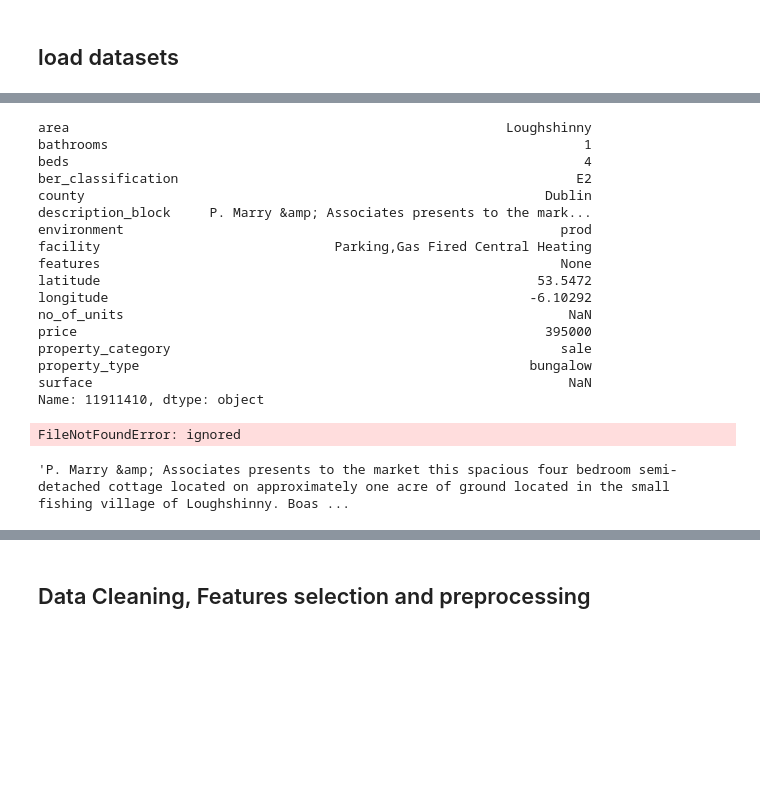
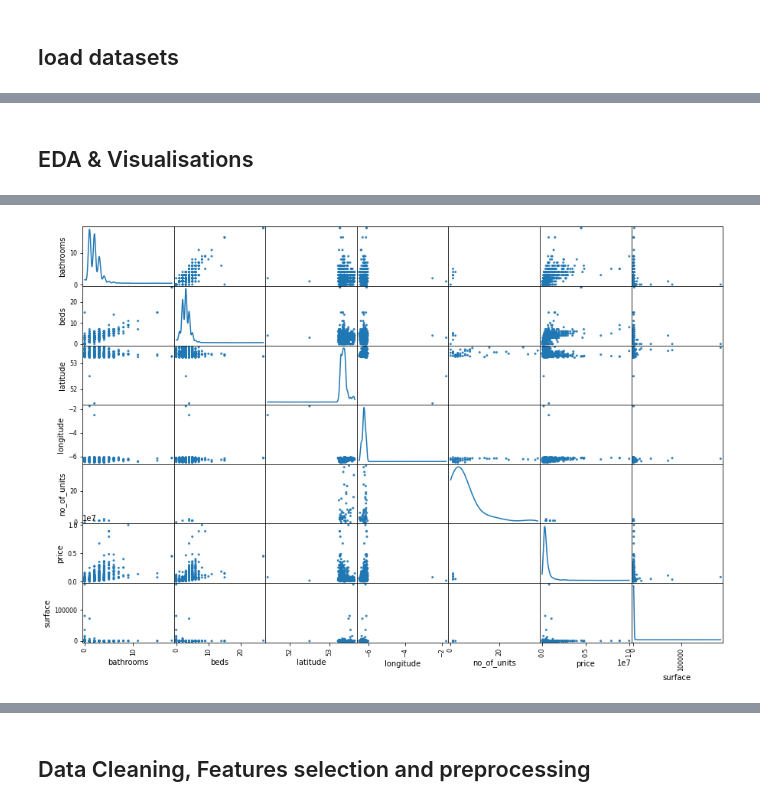
Before and after one commit to erinkhoo/House_pricing_dataset, a Jupyter notebook: MLcompetition_Erin_Khoo_19225733.ipynb, the cells around one changed output, grey strips where cells are left out. Drawn from its saved outputs; the diff is of its cells as text; code cells hidden in the pictures; blank space fills up the shorter version.

```diff
--- a/MLcompetition_Erin_Khoo_19225733.ipynb
+++ b/MLcompetition_Erin_Khoo_19225733.ipynb
@@ -55 +90,3 @@ dftest  = pd.read_csv( "test.csv",index_col='ad_id')
+# %% [markdown]
+## EDA & Visualisations
 # %%
@@ -69,37 +106,9 @@ dftest.head(3)
 | 12373510 | Skerries | 2.0 | 4.0 | G | Dublin | It's all in the name "Island View... | prod | Parking,Alarm,Oil Fired Central H... | ... |
 | 12422623 | Lucan | 2.0 | 3.0 | C1 | Dublin | REA McDonald - Lucan' s longest e... | prod | NaN | ... |
 | 12377408 | Swords | 3.0 | 4.0 | B3 | Dublin | REA Grimes are proud to present t... | prod | NaN | ... |
-# %%
-row=150
-entry=dftrain.iloc[row:row+1,:]
-print(entry.iloc[0,:])
-import matplotlib.image as mpimg
-img=mpimg.imread('all_dataset_images/'+str(entry.index[0])+'.jpg')
-plt.imshow(img)
-plt.show()
-print(entry.iloc[0,:].description_block)
-print("=========================================================================")
-print(entry.iloc[0,:].facility)
-# %% [output]
-area                                                        Loughshinny
-bathrooms                                                             1
-beds                                                                  4
-ber_classification                                                   E2
-county                                                           Dublin
-description_block     P. Marry &amp; Associates presents to the mark...
-environment                                                        prod
-facility                              Parking,Gas Fired Central Heating
-features                                                           None
-latitude                                                        53.5472
-longitude                                                      -6.10292
-no_of_units                                                         NaN
-price                                                            395000
-property_category                                                  sale
-property_type                                                  bungalow
-surface                                                             NaN
-Name: 11911410, dtype: object
-FileNotFoundError: ignored
-# %%
-entry.iloc[0,:].description_block
-# %% [output]
-'P. Marry &amp; Associates presents to the market this spacious four bedroom semi-detached cottage located on approximately one acre of ground located in the small fishing village of Loughshinny. Boas ...
+# %%
+# scatterplot matrix on numerical features
+scatter_matrix(dftrain, figsize=(15,10), alpha=.9, diagonal='kde')
+plt.show()
+# %% [output]
+[figure, added]
```
Also changed, not shown: parts of 52 cells of this notebook, 9 other files.
